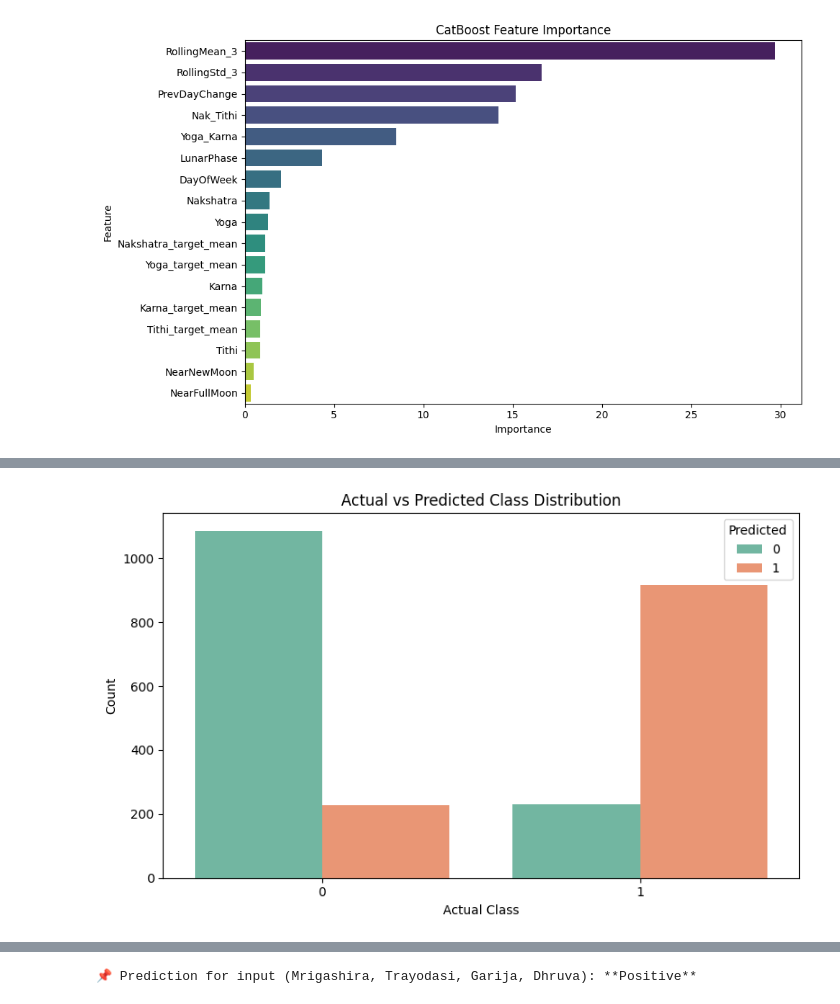
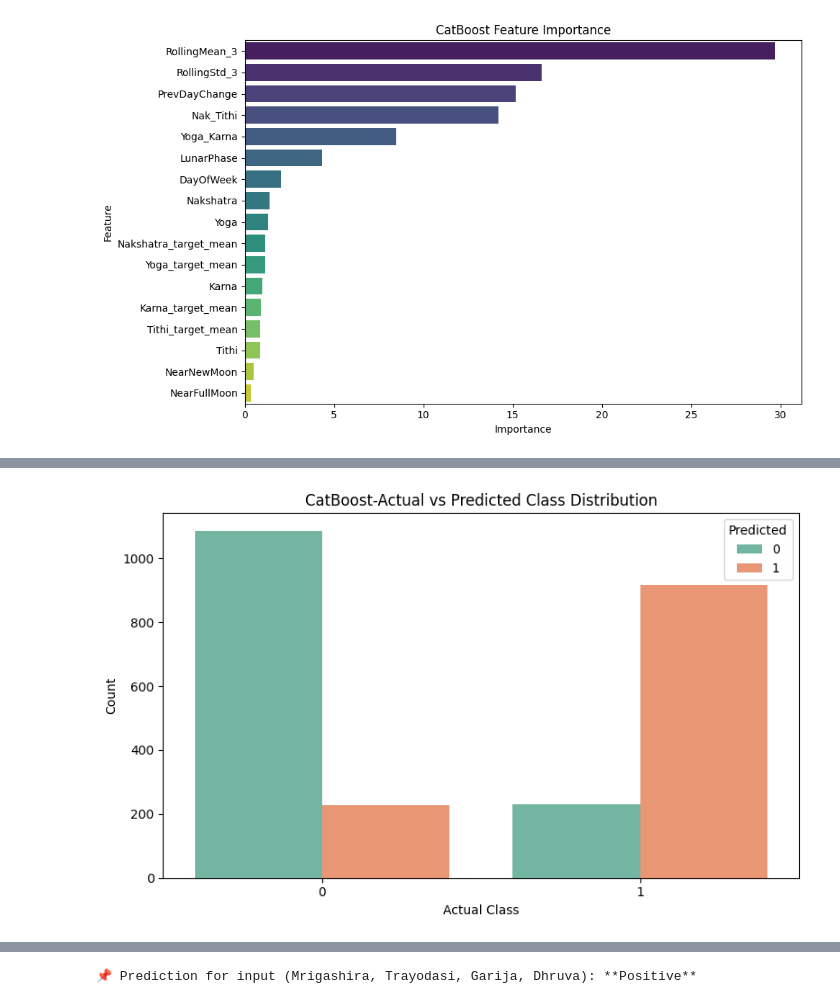
Before and after one commit to kankithkumar/internship, a Jupyter notebook: streamlit-prediction-app/src/model/catboost.ipynb, the cells around one changed output, grey strips where cells are left out. Cells and saved outputs as stored; diff of their text form; code cells hidden in the pictures.

```diff
--- a/model/catboost.ipynb
+++ b/streamlit-prediction-app/src/model/catboost.ipynb
@@ -191,17 +191,17 @@ plt.show()
 # %%
 df_plot = pd.DataFrame({'Actual': oof_true, 'Predicted': oof_pred})
 df_plot['Match'] = df_plot['Actual'] == df_plot['Predicted']
 
 plt.figure(figsize=(8, 5))
 sns.countplot(data=df_plot, x='Actual', hue='Predicted', palette='Set2')
-plt.title("Actual vs Predicted Class Distribution")
+plt.title("CatBoost-Actual vs Predicted Class Distribution")
 plt.xlabel("Actual Class")
 plt.ylabel("Count")
 plt.legend(title="Predicted")
 plt.tight_layout()
 plt.show()
 # %% [output]
-[figure, old version]
+[figure, new version]
 # %%
 from sklearn.calibration import calibration_curve
 
```
Also changed, not shown: parts of 3 cells of this notebook, 23 other files.
